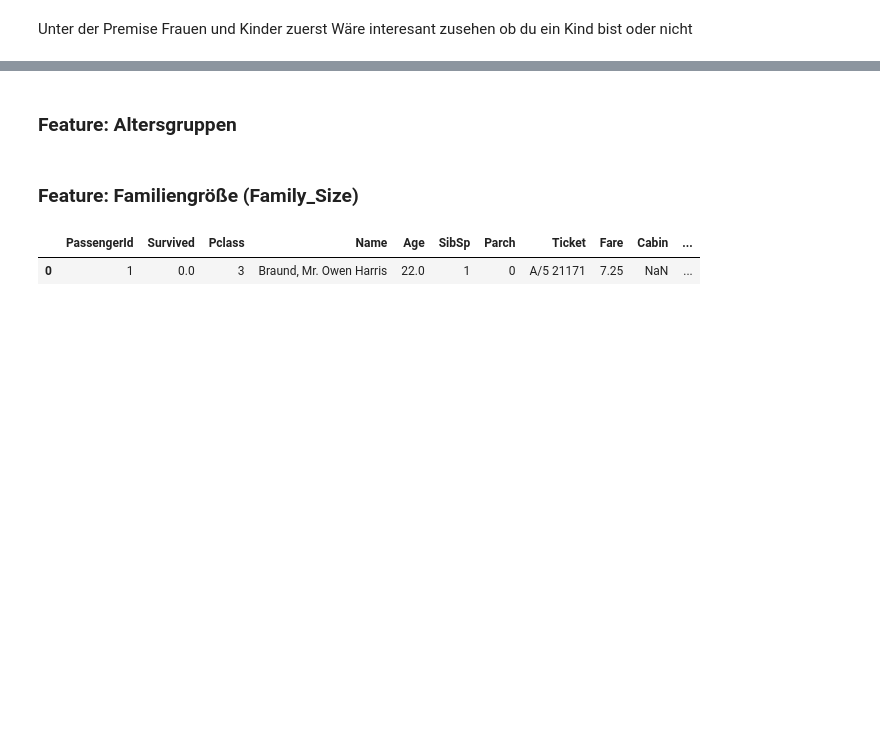
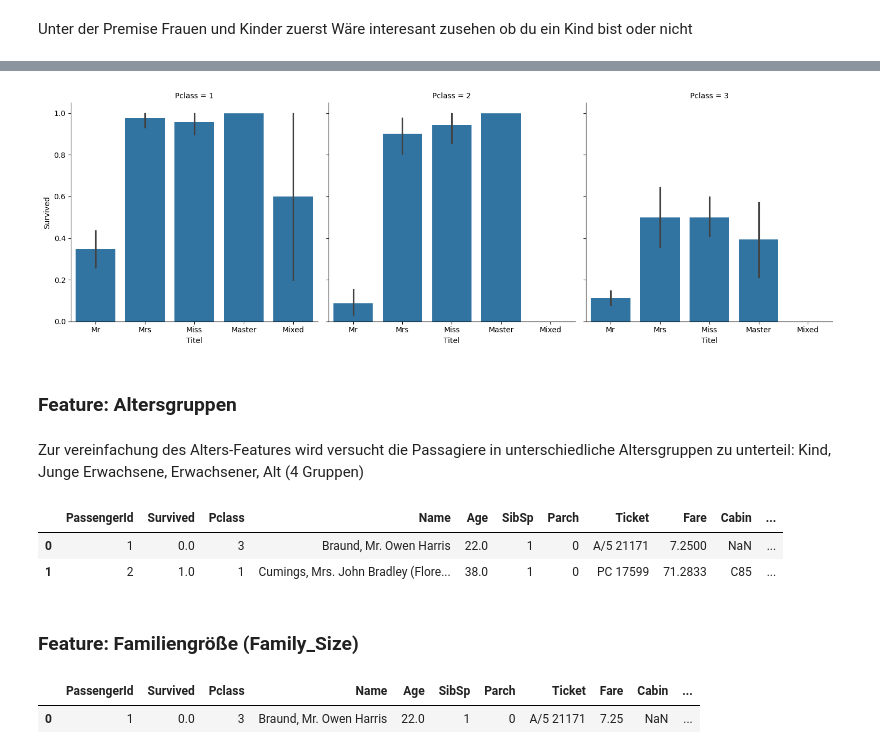
Before and after one commit to IvanBirkmaier/titanic_challenge, a Jupyter notebook: Ivan_Birkmaier_ai23m049.ipynb, the cells around one changed output, grey strips where cells are left out. Saved outputs shown, nothing was run; the diff lists cells and outputs as text; code cells hidden in the pictures; blank space fills up the shorter version.

```diff
--- a/Ivan_Birkmaier_ai23m049.ipynb
+++ b/Ivan_Birkmaier_ai23m049.ipynb
@@ -557,42 +582,0 @@ Mit Regression werden die Fehlenden alter aufgefüllt
-# %%
-# feature_engineering_df['Surname_encoded'] = label_encoder.fit_transform(feature_engineering_df['Surname'])
-# feature_engineering_df['Titel_encoded'] = label_encoder.fit_transform(feature_engineering_df['Titel'])
-
-
-# features = ['Pclass', 'SibSp', 'Parch', 'Fare', 'Sex', 'Titel_encoded']
-
-# # DataFrame, in dem Age bekannt ist
-# df_known_age = feature_engineering_df.dropna(subset=['Age'])
-# # DataFrame, in dem Age fehlt
-# df_unknown_age = feature_engineering_df[feature_engineering_df['Age'].isnull()]
-
-
-# # Initialisiere das Random Forest Modell
-# model_rf = RandomForestRegressor(n_estimators=1500, random_state=42) # Du kannst mit diesen Parametern experimentieren
-
-# # Wähle die Features und das Target für die Kreuzvalidierung aus
-# X = df_known_age[features]
-# y = df_known_age['Age']
-
-
-# scores = cross_val_score(model_rf, X, y, cv=5, scoring='neg_mean_squared_error')
-# # Konvertiere die Scores in positive Werte
-# mse_scores = -scores
-# print(f"Durchschnittlicher MSE: {mse_scores.mean()} (je kleiner, desto besser)")
-# print(f"Standardabweichung der MSE: {mse_scores.std()} (je kleiner, desto besser)")
-
-
-# # Trainiere das Modell mit den bekannten Alterswerten
-# model_rf.fit(df_known_age[features], df_known_age['Age'])
-
-# predicted_ages_rf = model_rf.predict(df_unknown_age[features])
-# feature_engineering_df.loc[feature_engineering_df['Age'].isnull(), 'Age'] = predicted_ages_rf
-# replace rare titles with more common ones
-
-
-titles = list(feature_engineering_df.Titel.value_counts().index)
-
-# for each title, impute missing age by the median of the persons with the same title
-for title in titles:
-    age_to_impute = feature_engineering_df.groupby('Titel')['Age'].median()[title]
-    feature_engineering_df.loc[(feature_engineering_df['Age'].isnull()) & (feature_engineering_df['Titel'] == title), 'Age'] = age_to_impute
@@ -598,0 +588,5 @@ for title in titles:
+# %%
+sns.catplot(x = 'Titel',  y = 'Survived', kind = 'bar', col = 'Pclass', data = feature_engineering_df)
+plt.show()
+# %% [output]
+[figure, added]
@@ -599,13 +602,18 @@ for title in titles:
 # %% [markdown]
-<a id="15"></a>
+<a id="12"></a>
 ### Feature: Altersgruppen
+# %% [markdown]
+Zur vereinfachung des Alters-Features wird versucht die Passagiere in unterschiedliche Altersgruppen zu unterteil: Kind, Junge Erwachsene, Erwachsener, Alt (4 Gruppen)
 # %%
-feature_engineering_df['AgeBin'] = pd.qcut(feature_engineering_df['Age'], 4)
-label = LabelEncoder()
-feature_engineering_df['AgeBin_Code'] = label.fit_transform(feature_engineering_df['AgeBin'])
-feature_engineering_df.drop(['Age'], axis= 1, inplace=True)
+feature_engineering_df['AgeGroup'] = pd.qcut(feature_engineering_df['Age'], 4)
+feature_engineering_df['AgeGroup'] = label_encoder.fit_transform(feature_engineering_df['AgeGroup'])
+feature_engineering_df.head(2)
+# %% [output]
+|  | PassengerId | Survived | Pclass | Name | Age | SibSp | Parch | Ticket | Fare | Cabin | ... |
+| 0 | 1 | 0.0 | 3 | Braund, Mr. Owen Harris | 22.0 | 1 | 0 | A/5 21171 | 7.2500 | NaN | ... |
+| 1 | 2 | 1.0 | 1 | Cumings, Mrs. John Bradley (Flore... | 38.0 | 1 | 0 | PC 17599 | 71.2833 | C85 | ... |
 # %% [markdown]
-<a id="8"></a>
+<a id="13"></a>
 ### Feature: Familiengröße (Family_Size)
 # %%
 feature_engineering_df['Family_Size'] = (feature_engineering_df['SibSp'] + feature_engineering_df['Parch']+1)
```
Also changed, not shown: parts of 99 cells of this notebook, 26 other files.
